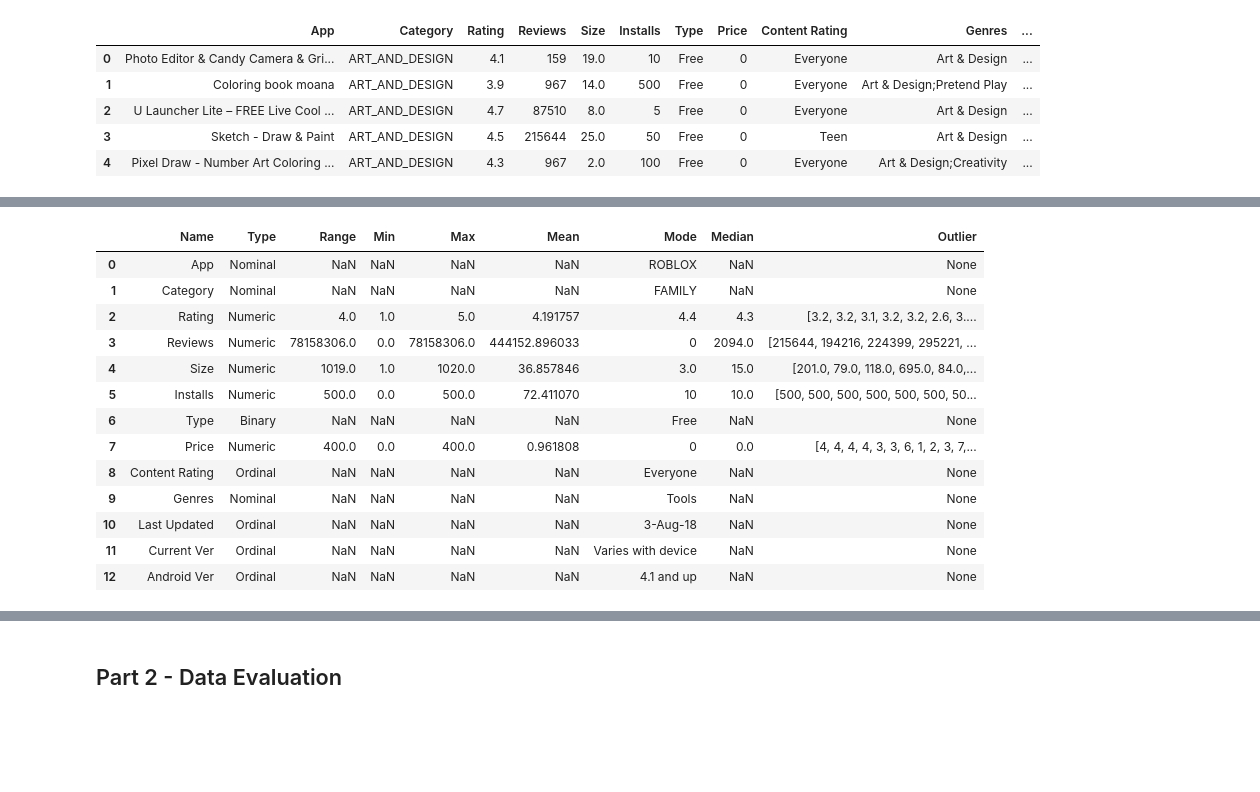
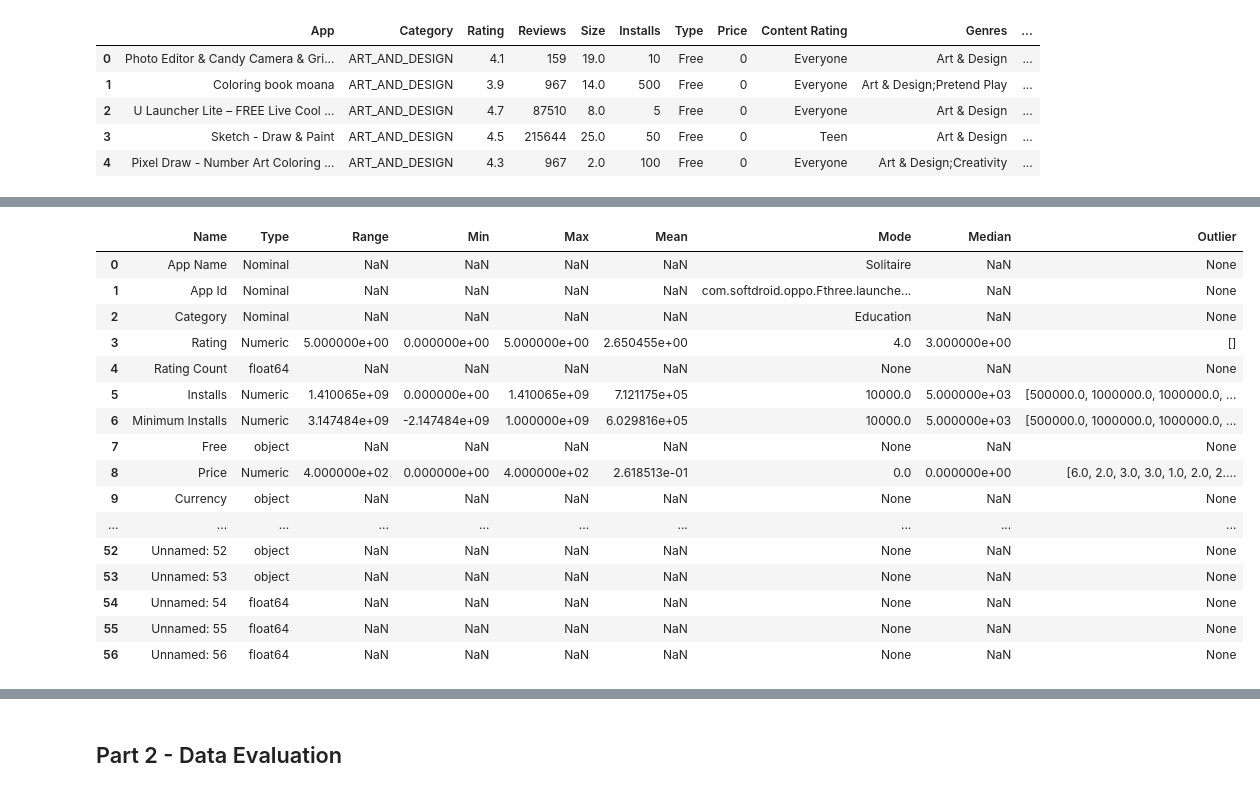
Before and after one commit to tahmine-t/DataMining_Prj, a Jupyter notebook: datamining_1.ipynb, the cells around one changed output, grey strips where cells are left out. Cells and saved outputs as stored; diff of their text form; code cells hidden in the pictures; blank space fills up the shorter version.

```diff
--- a/datamining_1.ipynb
+++ b/datamining_1.ipynb
@@ -12,6 +7,7 @@ import seaborn as sns
 # %%
 # df = pd.read_csv('/content/drive/MyDrive/Colab Notebooks/Data_Mining_Prj/phase_1/GooglePlay.csv')
 df = pd.read_csv('./GooglePlay.csv')
+df1 = pd.read_csv('./Playstore_final.csv')
 
 df.head()
 # %% [output]
@@ -61,0 +78,9 @@ df.head()
+# %%
+import pandas as pd
+
+# Assuming your dataset is in a DataFrame named 'df'
+unnamed_cols = [col for col in df1.columns if 'Unnamed' in col]  # Find unnamed columns
+df1.drop(unnamed_cols, axis=1, inplace=True)  # Drop unnamed columns
+
+# Verify the result
+print(df1.columns)
@@ -132,20 +246,23 @@ def analyze_dataset(dataset):
-# %%
-analyze_dataset(df)
-# %% [output]
-|  | Name | Type | Range | Min | Max | Mean | Mode | Median | Outlier |
-| 0 | App | Nominal | NaN | NaN | NaN | NaN | ROBLOX | NaN | None |
-| 1 | Category | Nominal | NaN | NaN | NaN | NaN | FAMILY | NaN | None |
-| 2 | Rating | Numeric | 4.0 | 1.0 | 5.0 | 4.191757 | 4.4 | 4.3 | [3.2, 3.2, 3.1, 3.2, 3.2, 2.6, 3.... |
-| 3 | Reviews | Numeric | 78158306.0 | 0.0 | 78158306.0 | 444152.896033 | 0 | 2094.0 | [215644, 194216, 224399, 295221, ... |
-| 4 | Size | Numeric | 1019.0 | 1.0 | 1020.0 | 36.857846 | 3.0 | 15.0 | [201.0, 79.0, 118.0, 695.0, 84.0,... |
-| 5 | Installs | Numeric | 500.0 | 0.0 | 500.0 | 72.411070 | 10 | 10.0 | [500, 500, 500, 500, 500, 500, 50... |
-| 6 | Type | Binary | NaN | NaN | NaN | NaN | Free | NaN | None |
-| 7 | Price | Numeric | 400.0 | 0.0 | 400.0 | 0.961808 | 0 | 0.0 | [4, 4, 4, 4, 3, 3, 6, 1, 2, 3, 7,... |
-| 8 | Content Rating | Ordinal | NaN | NaN | NaN | NaN | Everyone | NaN | None |
-| 9 | Genres | Nominal | NaN | NaN | NaN | NaN | Tools | NaN | None |
-| 10 | Last Updated | Ordinal | NaN | NaN | NaN | NaN | 3-Aug-18 | NaN | None |
-| 11 | Current Ver | Ordinal | NaN | NaN | NaN | NaN | Varies with device | NaN | None |
-| 12 | Android Ver | Ordinal | NaN | NaN | NaN | NaN | 4.1 and up | NaN | None |
+# %%
+analyze_dataset1(df1)
+# %% [output]
+|  | Name | Type | Range | Min | Max | Mean | Mode | Median | Outlier |
+| 0 | App Name | Nominal | NaN | NaN | NaN | NaN | Solitaire | NaN | None |
+| 1 | App Id | Nominal | NaN | NaN | NaN | NaN | com.softdroid.oppo.Fthree.launche... | NaN | None |
+| 2 | Category | Nominal | NaN | NaN | NaN | NaN | Education | NaN | None |
+| 3 | Rating | Numeric | 5.000000e+00 | 0.000000e+00 | 5.000000e+00 | 2.650455e+00 | 4.0 | 3.000000e+00 | [] |
+| 4 | Rating Count | float64 | NaN | NaN | NaN | NaN | None | NaN | None |
+| 5 | Installs | Numeric | 1.410065e+09 | 0.000000e+00 | 1.410065e+09 | 7.121175e+05 | 10000.0 | 5.000000e+03 | [500000.0, 1000000.0, 1000000.0, ... |
+| 6 | Minimum Installs | Numeric | 3.147484e+09 | -2.147484e+09 | 1.000000e+09 | 6.029816e+05 | 10000.0 | 5.000000e+03 | [500000.0, 1000000.0, 1000000.0, ... |
+| 7 | Free | object | NaN | NaN | NaN | NaN | None | NaN | None |
+| 8 | Price | Numeric | 4.000000e+02 | 0.000000e+00 | 4.000000e+02 | 2.618513e-01 | 0.0 | 0.000000e+00 | [6.0, 2.0, 3.0, 3.0, 1.0, 2.0, 2.... |
+| 9 | Currency | object | NaN | NaN | NaN | NaN | None | NaN | None |
+| ... | ... | ... | ... | ... | ... | ... | ... | ... | ... |
+| 52 | Unnamed: 52 | object | NaN | NaN | NaN | NaN | None | NaN | None |
+| 53 | Unnamed: 53 | object | NaN | NaN | NaN | NaN | None | NaN | None |
+| 54 | Unnamed: 54 | float64 | NaN | NaN | NaN | NaN | None | NaN | None |
+| 55 | Unnamed: 55 | float64 | NaN | NaN | NaN | NaN | None | NaN | None |
+| 56 | Unnamed: 56 | float64 | NaN | NaN | NaN | NaN | None | NaN | None |
 # %%
 # numeric = ["Size", ]
 numeric = df.select_dtypes(include=['number']).columns
```
Also changed, not shown: parts of 25 cells of this notebook.
